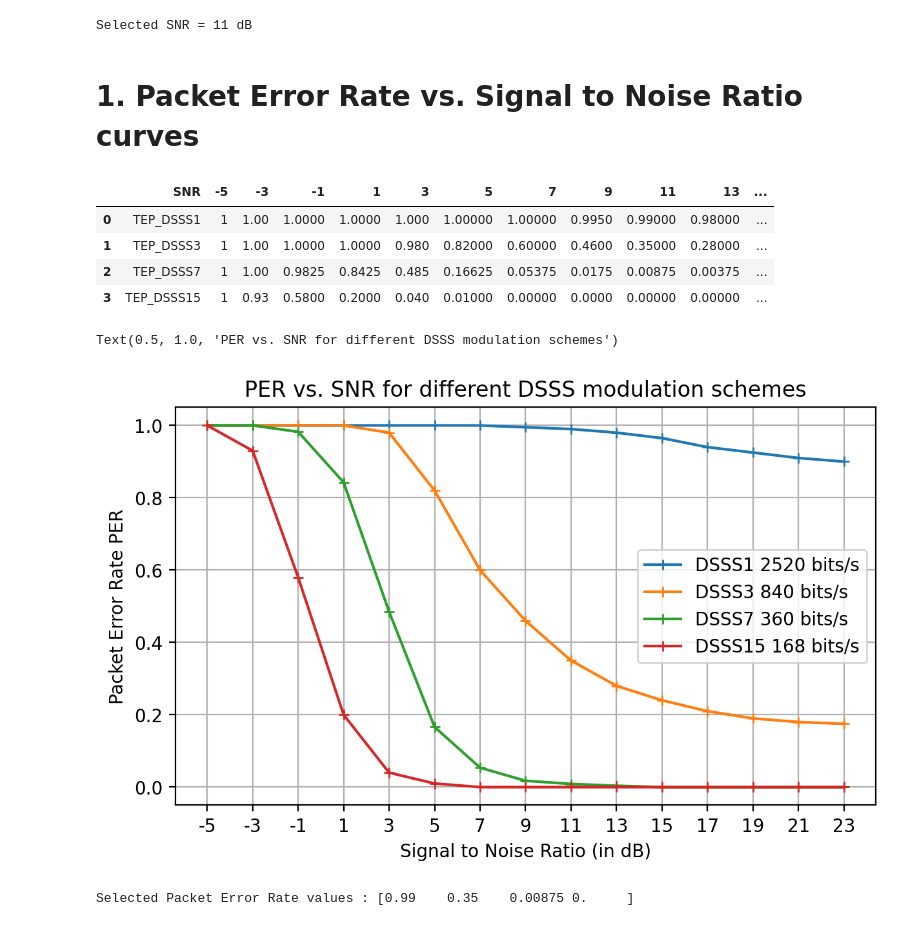
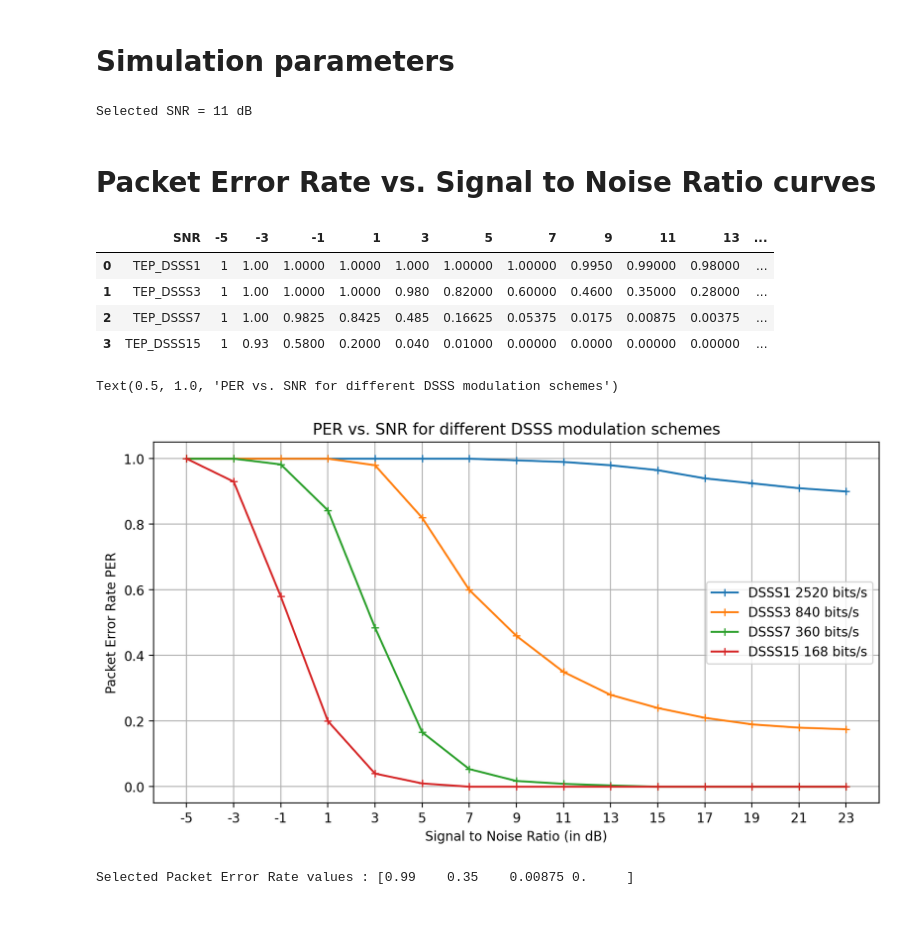
Before and after one commit to ThomasAussagues/uwa_reinforcement_learning, a Jupyter notebook: scenario_1.ipynb, the cells around one changed output. Drawn from its saved outputs; the diff is of its cells as text; code cells hidden in the pictures.

Commit message:
Updated figures

```diff
--- a/scenario_1.ipynb
+++ b/scenario_1.ipynb
@@ -10,6 +10,8 @@ from functions.epsilon_greedy_agent import train_agent_epsilon_greedy
 from functions.ucb_agent import train_ucb_agent
 from functions.dummy_agent import train_dummy_agent
 from functions.gradient_agent import train_agent_gradient
+# %% [markdown]
+# Simulation parameters
 # %%
 # Fix the seed
 np.random.seed(1)
@@ -27,7 +29,7 @@ bitrates = np.array([2520, 840, 360, 168])
 # %% [output]
 Selected SNR = 11 dB
 # %% [markdown]
-# 1. Packet Error Rate vs. Signal to Noise Ratio curves
+# Packet Error Rate vs. Signal to Noise Ratio curves
 # %%
 df = pd.read_csv('data/TEP_vs_SNR.csv')
 labels = ["DSSS1", "DSSS3", "DSSS7", "DSSS15"]
@@ -47,17 +49,17 @@ df.head()
 | 2 | TEP_DSSS7 | 1 | 1.00 | 0.9825 | 0.8425 | 0.485 | 0.16625 | 0.05375 | 0.0175 | 0.00875 | 0.00375 | ... |
 | 3 | TEP_DSSS15 | 1 | 0.93 | 0.5800 | 0.2000 | 0.040 | 0.01000 | 0.00000 | 0.0000 | 0.00000 | 0.00000 | ... |
 # %%
-plt.figure(figsize=(7,4), dpi=200)
+plt.figure(figsize=(10, 5), dpi=200)
 for k in range(4) :
     plt.plot(df_per['SNR'], df_per['TEP_' + labels[k]], label = labels[k] + " " + str(bitrates[k]) + " bits/s", marker = "+")
 plt.xlabel("Signal to Noise Ratio (in dB)")
 plt.ylabel("Packet Error Rate PER")
 plt.legend(loc="best")
 plt.grid()
 plt.title("PER vs. SNR for different DSSS modulation schemes")
 # %% [output]
 Text(0.5, 1.0, 'PER vs. SNR for different DSSS modulation schemes')
-[figure, old version]
+[figure, new version]
 # %%
 # PER and bitrates for each modulation method
 per_values = df[str(C_SNR_DB)].to_numpy()
```
Also changed, not shown: parts of 12 cells of this notebook.
